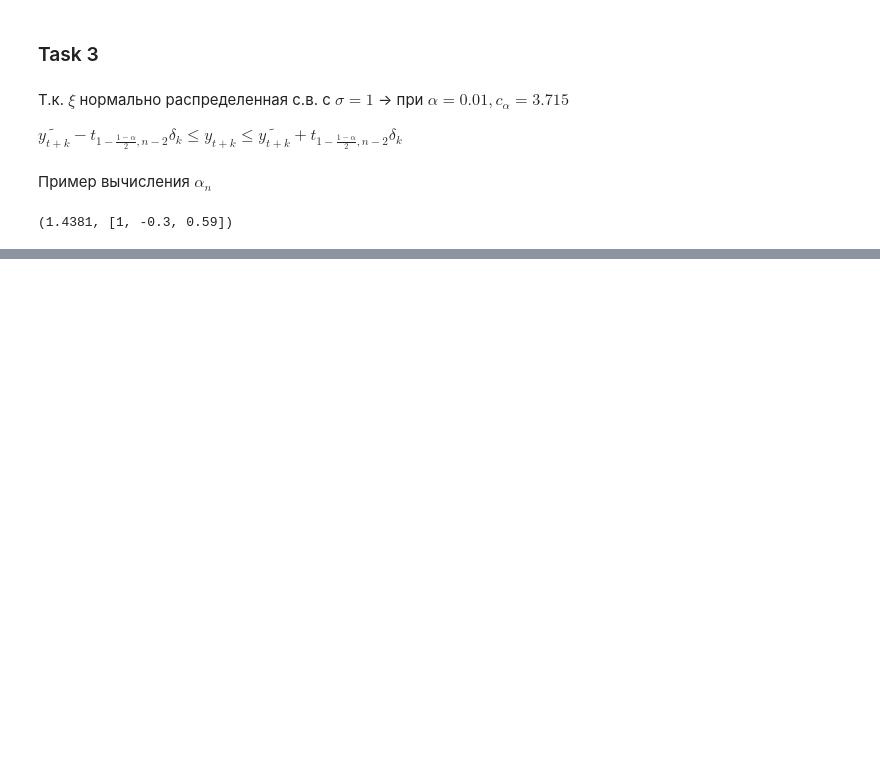
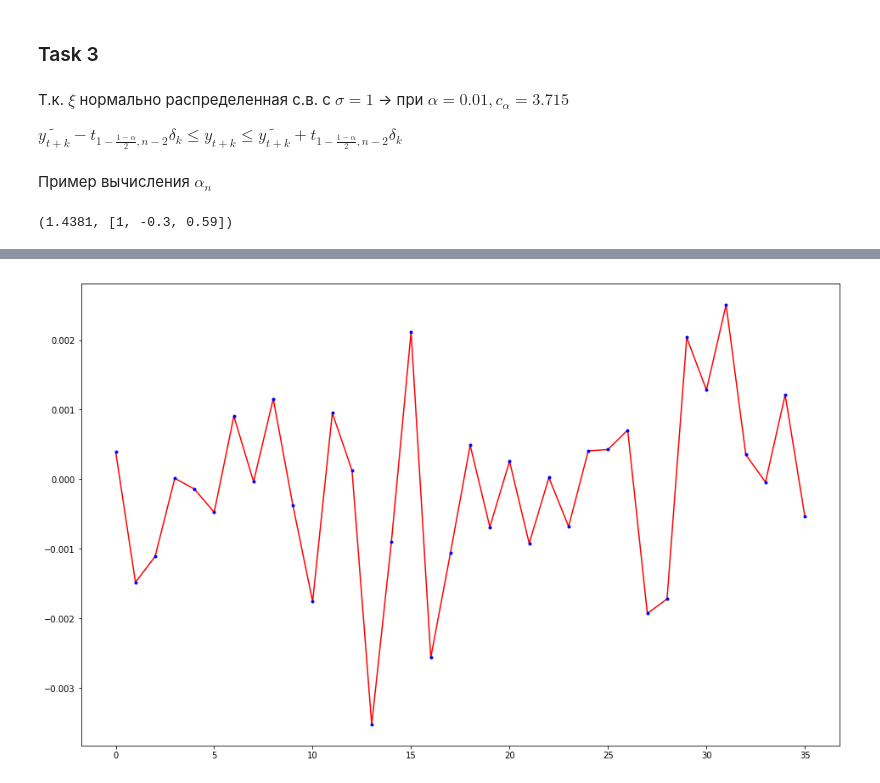
Before and after one commit to Bullldoger/prediction_theory, a Jupyter notebook: notebooks/Labs.ipynb, the cells around one changed output, grey strips where cells are left out. Cells and saved outputs as stored; diff of their text form; code cells hidden in the pictures; blank space fills up the shorter version.

```diff
--- a/notebooks/Labs.ipynb
+++ b/notebooks/Labs.ipynb
@@ -1330,0 +1333,12 @@ d_k(3, -0.3, 0.5, 1)
+# %%
+pf = np.zeros((dP.shape[0] - 10, ar_param))
+# %%
+# for i in range(dP.shape[0] - 20):
+#     _t = dP[(i + 10):(i + 20), :]
+#     pf[i, 1:] = _t[:, 0]
+#     pf[i,  0] = 1
+
+for i in range(dP.shape[0] - 20):
+    _t = dP[(i + 10):(i + 20), :]
+    pf[i, :] = _t[:, 0]
+#     pf[i,  0] = 1
@@ -1330,0 +1358,7 @@ d_k(3, -0.3, 0.5, 1)
+# %%
+plt.figure(figsize=(16, 10))
+plt.plot(dP[10::25], 'r')
+plt.plot(predicted_P[::25], '.b')
+plt.show()
+# %% [output]
+[figure, added]
```
Also changed, not shown: parts of 48 cells of this notebook.
